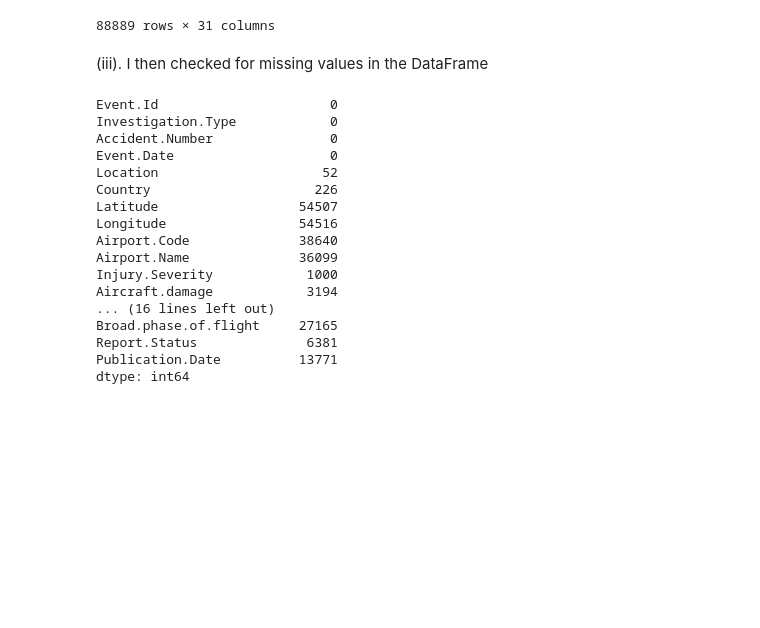
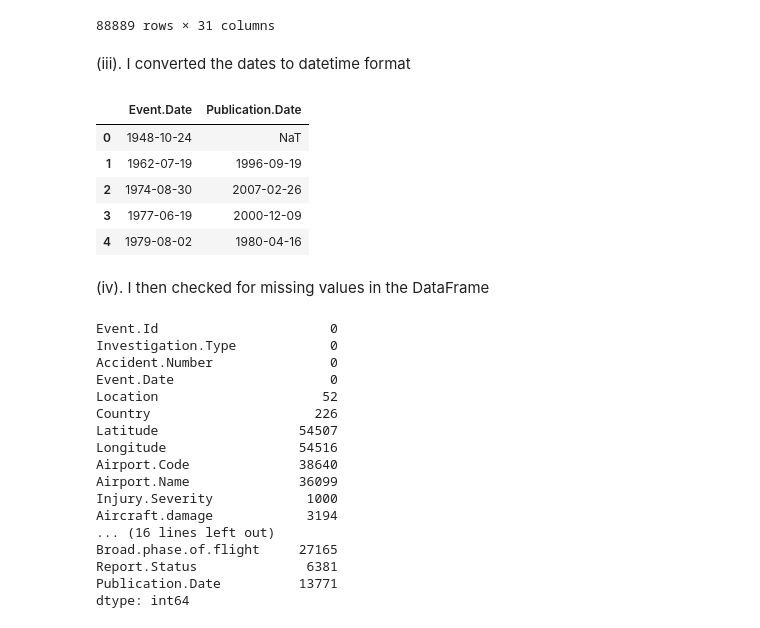
Before and after one commit to EngBrian/phase_1_project, a Jupyter notebook: index.ipynb, the cells around one changed output. Drawn from its saved outputs; the diff is of its cells as text; code cells hidden in the pictures; blank space fills up the shorter version.

```diff
--- a/index.ipynb
+++ b/index.ipynb
@@ -147,8 +148,24 @@ aviation_data.drop_duplicates()
 | 88887 | 20221227106498 | Accident | WPR23LA076 | 2022-12-26 | Morgan, UT | United States | NaN | NaN | ... |
 | 88888 | 20221230106513 | Accident | ERA23LA097 | 2022-12-29 | Athens, GA | United States | NaN | NaN | ... |
 88889 rows × 31 columns
+# %% [markdown]
+(iii). I converted the dates to datetime format
+# %%
+# Convert Event.Date and Publication.Date to datetime format
+aviation_data["Event.Date"] = pd.to_datetime(aviation_data["Event.Date"], errors="coerce")
+aviation_data["Publication.Date"] = pd.to_datetime(aviation_data["Publication.Date"], errors="coerce")
+
+# Check the result
+aviation_data[['Event.Date', 'Publication.Date']].head()
+# %% [output]
+|  | Event.Date | Publication.Date |
+| 0 | 1948-10-24 | NaT |
+| 1 | 1962-07-19 | 1996-09-19 |
+| 2 | 1974-08-30 | 2007-02-26 |
+| 3 | 1977-06-19 | 2000-12-09 |
+| 4 | 1979-08-02 | 1980-04-16 |
 # %% [markdown]
-(iii). I then checked for missing values in the DataFrame
+(iv). I then checked for missing values in the DataFrame
 # %%
 #Check for the columns with missing values and their sums using .isna() & .sum()
 
```
Also changed, not shown: parts of 17 cells of this notebook.
